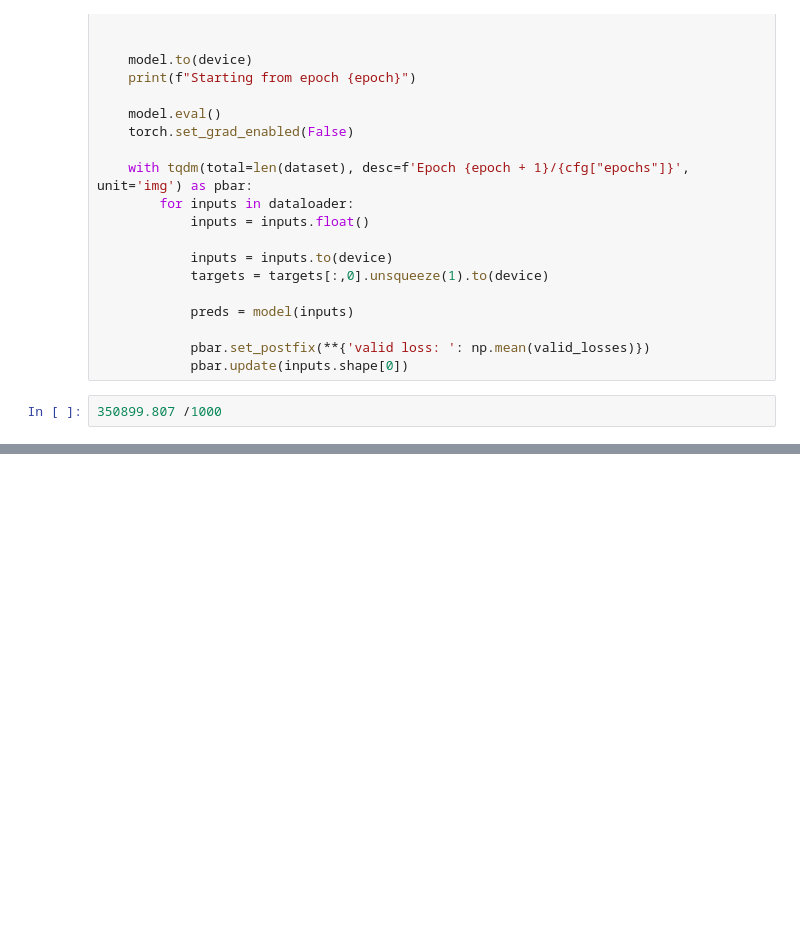
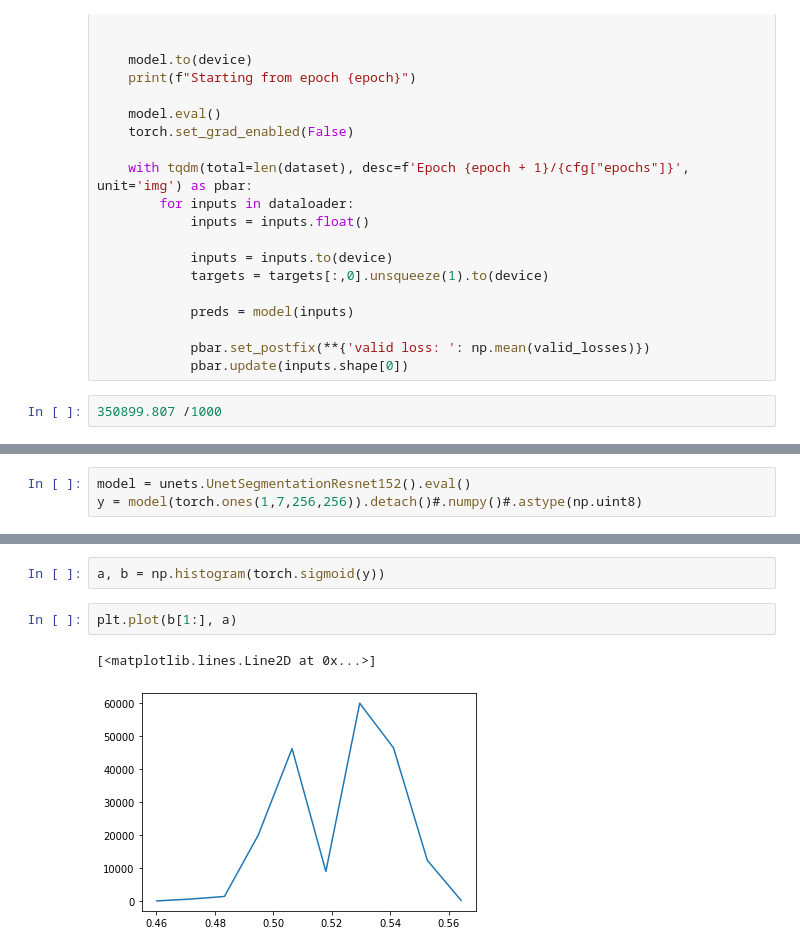
Before and after one commit to aidotse/Team-NordAxon-Code-Monkeys, a Jupyter notebook: AZHackathon/notebooks/Local/08_prediction.ipynb, the cells around one changed output, grey strips where cells are left out. Cells and saved outputs as stored; diff of their text form; blank space fills up the shorter version.

```diff
--- a/AZHackathon/notebooks/Local/08_prediction.ipynb
+++ b/AZHackathon/notebooks/Local/08_prediction.ipynb
@@ -521,0 +601,3 @@ plt.imshow(output_image[0,0].numpy().astype(np.uint16))
+# %%
+model = unets.UnetSegmentationResnet152().eval()
+y = model(torch.ones(1,7,256,256)).detach()#.numpy()#.astype(np.uint8)
@@ -521,0 +644,7 @@ plt.imshow(output_image[0,0].numpy().astype(np.uint16))
+# %%
+a, b = np.histogram(torch.sigmoid(y))
+# %%
+plt.plot(b[1:], a)
+# %% [output]
+[<matplotlib.lines.Line2D at 0x...>]
+[figure, added]
```
Also changed, not shown: parts of 32 cells of this notebook, 1 other file.
